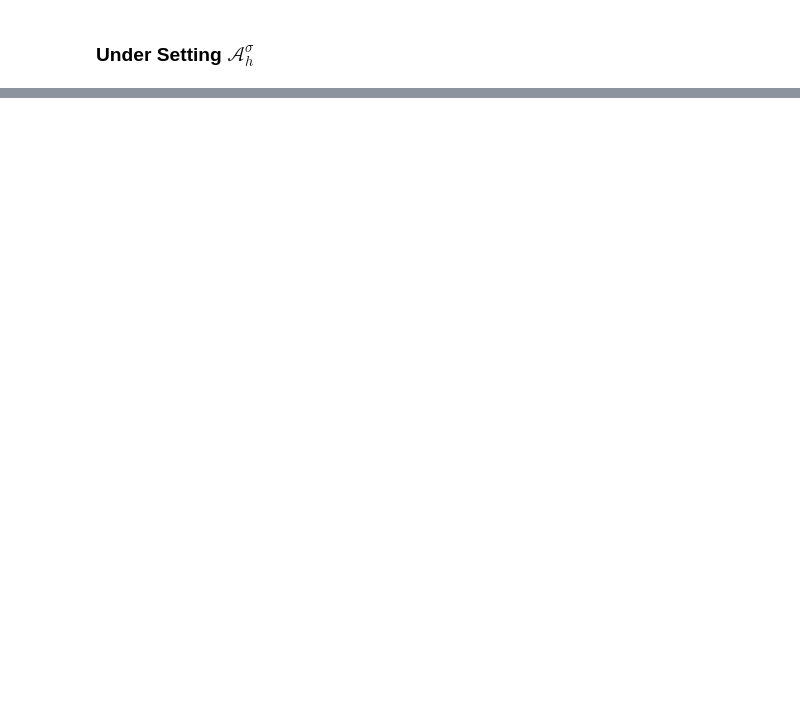
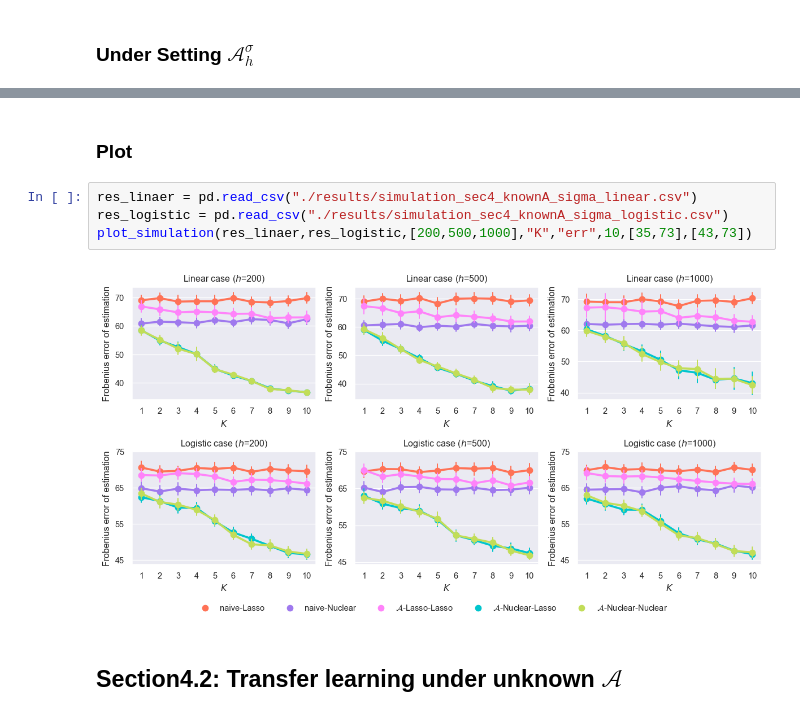
Before and after one commit to ZPZhou-lab/MatrixGLM, a Jupyter notebook: simulation.ipynb, the cells around one changed output, grey strips where cells are left out. Saved outputs shown, nothing was run; the diff lists cells and outputs as text; blank space fills up the shorter version.

```diff
--- a/simulation.ipynb
+++ b/simulation.ipynb
@@ -191,0 +312,10 @@ def GenerateCoef_sigma(R : int = 5, s : float=0.50, p1 : int=64, p2 : int=64, h
+# %% [markdown]
+### Plot
+# %%
+res_linaer = pd.read_csv("./results/simulation_sec4_knownA_sigma_linear.csv")
+res_logistic = pd.read_csv("./results/simulation_sec4_knownA_sigma_logistic.csv")
+plot_simulation(res_linaer,res_logistic,[200,500,1000],"K","err",10,[35,73],[43,73])
+# %% [output]
+[figure, added]
+# %% [markdown]
+## Section4.2: Transfer learning under unknown $\mathcal{A}$
```
Also changed, not shown: parts of 35 cells of this notebook, 16 other files.
